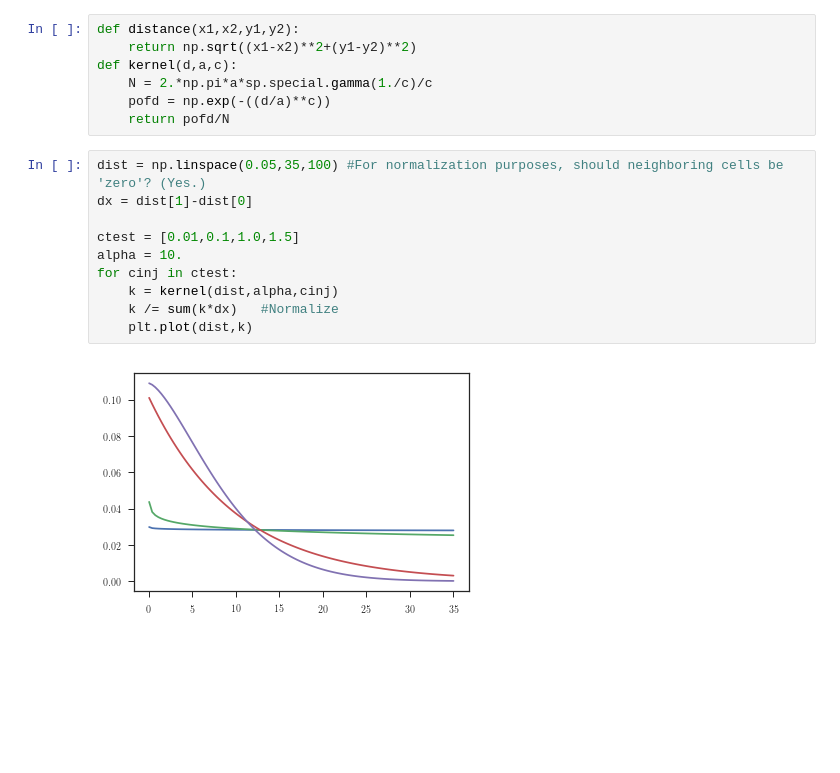
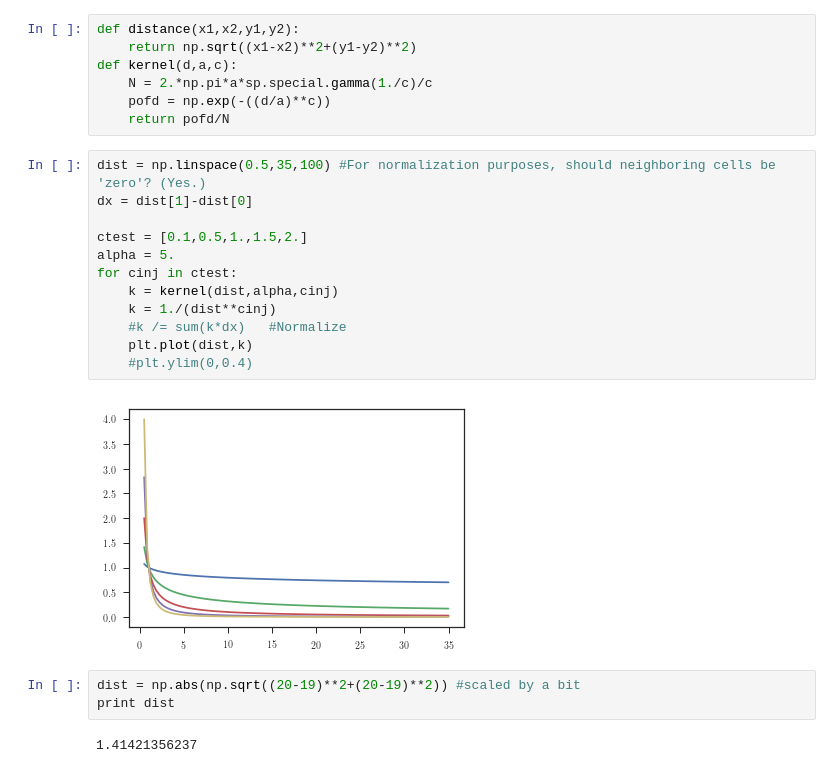
Before and after one commit to lmaesampson/MetaPop, a Jupyter notebook: Code/MixingMatrixGenerator.ipynb, the cells around one changed output. Drawn from its saved outputs; the diff is of its cells as text; blank space fills up the shorter version.

```diff
--- a/Code/MixingMatrixGenerator.ipynb
+++ b/Code/MixingMatrixGenerator.ipynb
@@ -37,17 +37,24 @@ def kernel(d,a,c):
     pofd = np.exp(-((d/a)**c))
     return pofd/N
 # %%
-dist = np.linspace(0.05,35,100) #For normalization purposes, should neighboring cells be 'zero'? (Yes.)
+dist = np.linspace(0.5,35,100) #For normalization purposes, should neighboring cells be 'zero'? (Yes.)
 dx = dist[1]-dist[0]
 
-ctest = [0.01,0.1,1.0,1.5]
-alpha = 10.
+ctest = [0.1,0.5,1.,1.5,2.]
+alpha = 5.
 for cinj in ctest:
     k = kernel(dist,alpha,cinj)
-    k /= sum(k*dx)   #Normalize
+    k = 1./(dist**cinj)
+    #k /= sum(k*dx)   #Normalize
     plt.plot(dist,k)
+    #plt.ylim(0,0.4)
 # %% [output]
-[figure, old version]
+[figure, new version]
+# %%
+dist = np.abs(np.sqrt((20-19)**2+(20-19)**2)) #scaled by a bit
+print dist
+# %% [output]
+1.41421356237
 # %%
 #For a given alpha and c, you want to output an npatchxnpatch matrix with k giving the values of each cell.
 #You should only have to calculate k once - it just gets 'shifted' for each new row. The trick is to calculate
```
Also changed, not shown: parts of 9 cells of this notebook, 1 other file.
